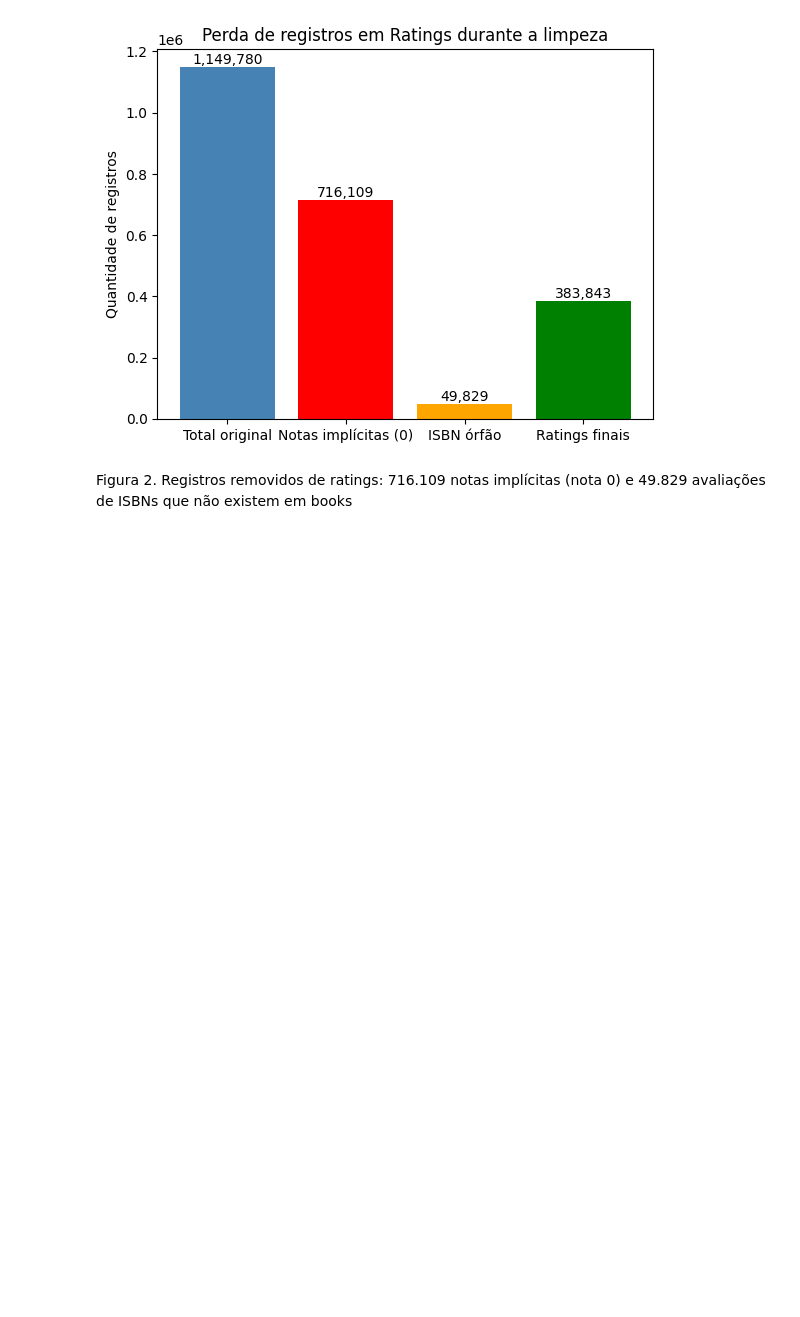
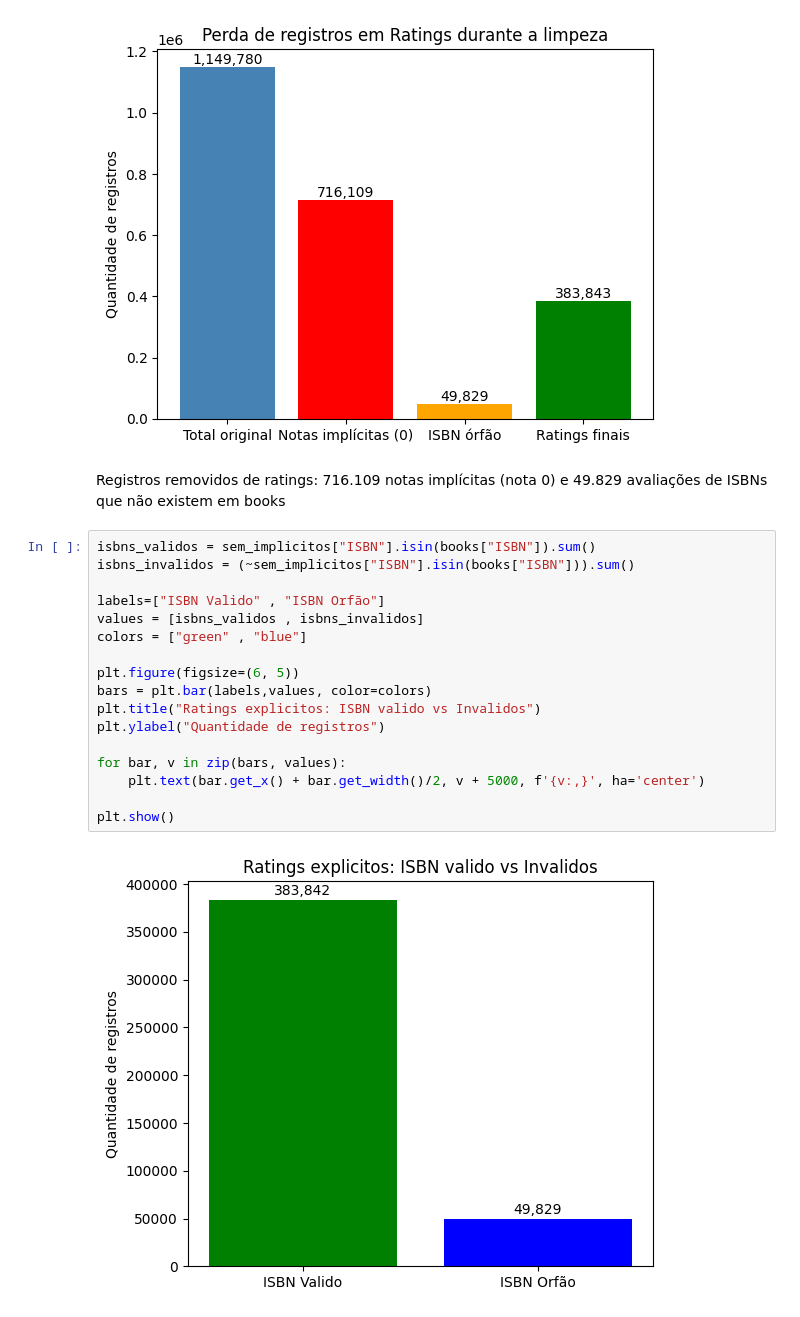
Before and after one commit to gustavomiranda2302/recomendacao-livros-book-crossing, a Jupyter notebook: models/notebooks/03_visualizacao.ipynb, the cells around one changed output. Cells and saved outputs as stored; diff of their text form; blank space fills up the shorter version.

```diff
--- a/models/notebooks/03_visualizacao.ipynb
+++ b/models/notebooks/03_visualizacao.ipynb
@@ -79,4 +79,23 @@ plt.show()
 # %% [output]
 [figure]
 # %% [markdown]
-Figura 2. Registros removidos de ratings: 716.109 notas implícitas (nota 0) e 49.829 avaliações de ISBNs que não existem em books
+Registros removidos de ratings: 716.109 notas implícitas (nota 0) e 49.829 avaliações de ISBNs que não existem em books
+# %%
+isbns_validos = sem_implicitos["ISBN"].isin(books["ISBN"]).sum()
+isbns_invalidos = (~sem_implicitos["ISBN"].isin(books["ISBN"])).sum()
+
+labels=["ISBN Valido" , "ISBN Orfão"]
+values = [isbns_validos , isbns_invalidos]
+colors = ["green" , "blue"]
+
+plt.figure(figsize=(6, 5))
+bars = plt.bar(labels,values, color=colors)
+plt.title("Ratings explicitos: ISBN valido vs Invalidos")
+plt.ylabel("Quantidade de registros")
+
+for bar, v in zip(bars, values):
+    plt.text(bar.get_x() + bar.get_width()/2, v + 5000, f'{v:,}', ha='center')
+
+plt.show()
+# %% [output]
+[figure, added]
```
Also changed, not shown: parts of 13 cells of this notebook, 1 other file.
